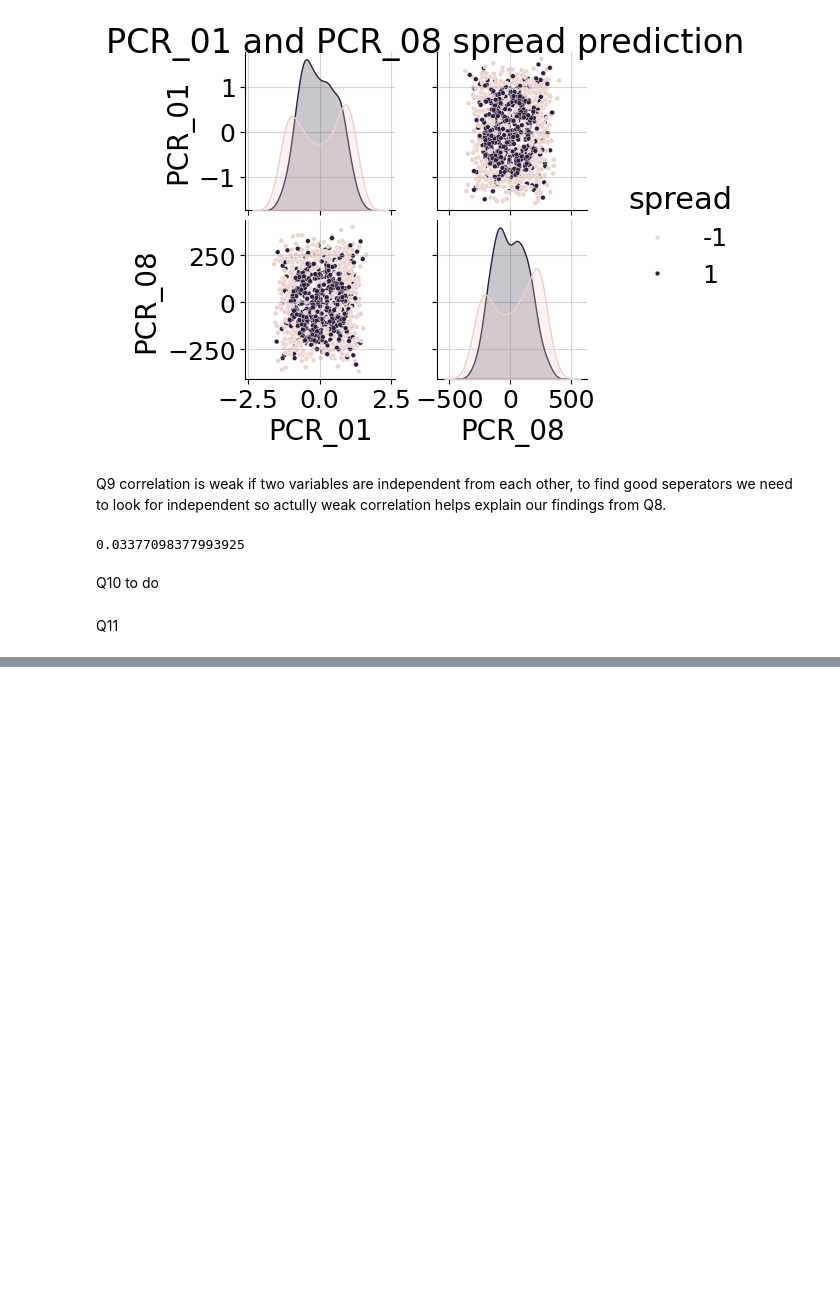
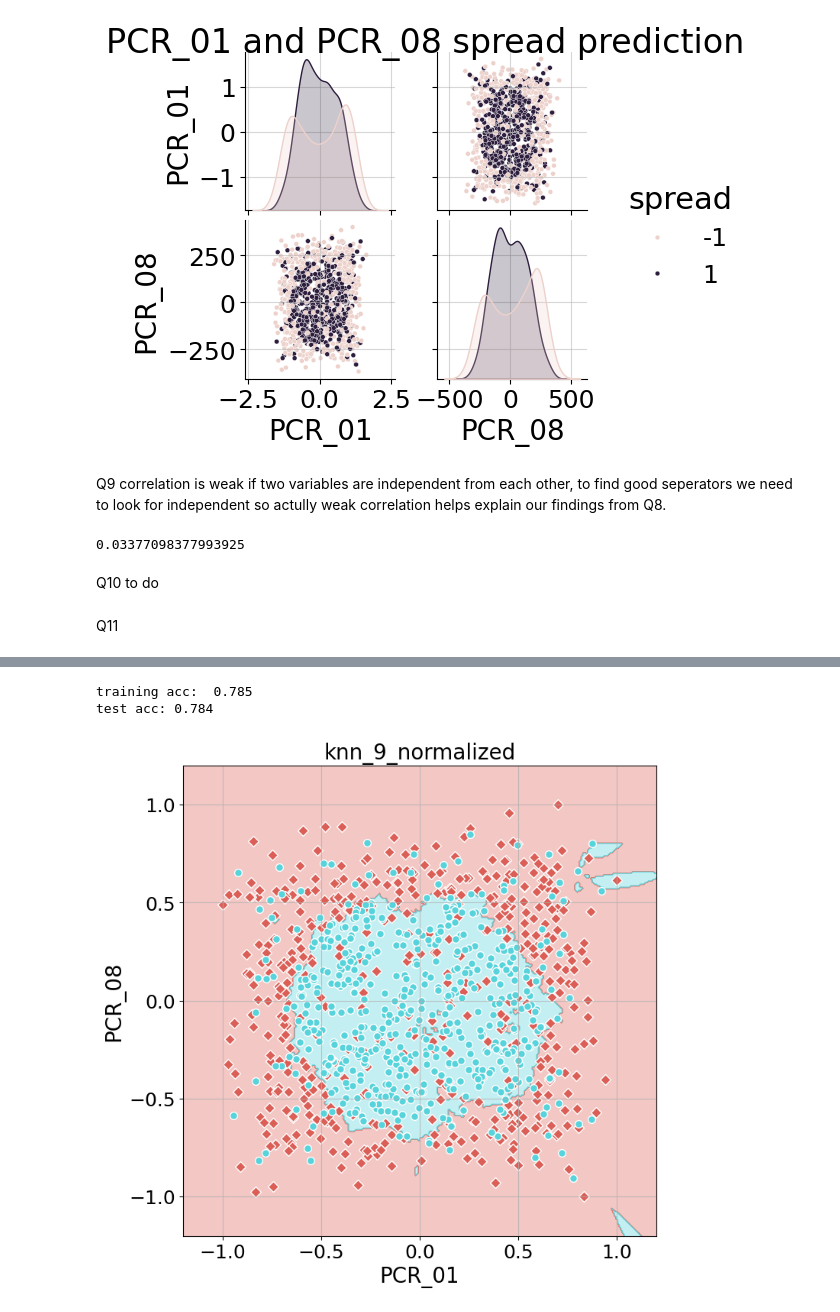
Before and after one commit to Shayshoon/ML_1, a Jupyter notebook: HW1_template.ipynb, the cells around one changed output, grey strips where cells are left out. Drawn from its saved outputs; the diff is of its cells as text; code cells hidden in the pictures; blank space fills up the shorter version.

```diff
--- a/HW1_template.ipynb
+++ b/HW1_template.ipynb
@@ -378,0 +408,11 @@ visualize_clf(h, Xtrain, Ytrain, title='title', xlabel='x', ylabel='y')
+# %%
+h_norm = kNN(9)
+h_norm.fit(normXtrain, Ytrain)
+
+print('training acc: ', h_norm.score(normXtrain, Ytrain))
+print('test acc:', h_norm.score(normXtest, Ytest))
+visualize_clf(h_norm, normXtrain, Ytrain, title='knn_9_normalized', xlabel='PCR_01', ylabel='PCR_08')
+# %% [output]
+training acc:  0.785
+test acc: 0.784
+[figure, added]
```
Also changed, not shown: parts of 9 cells of this notebook.
